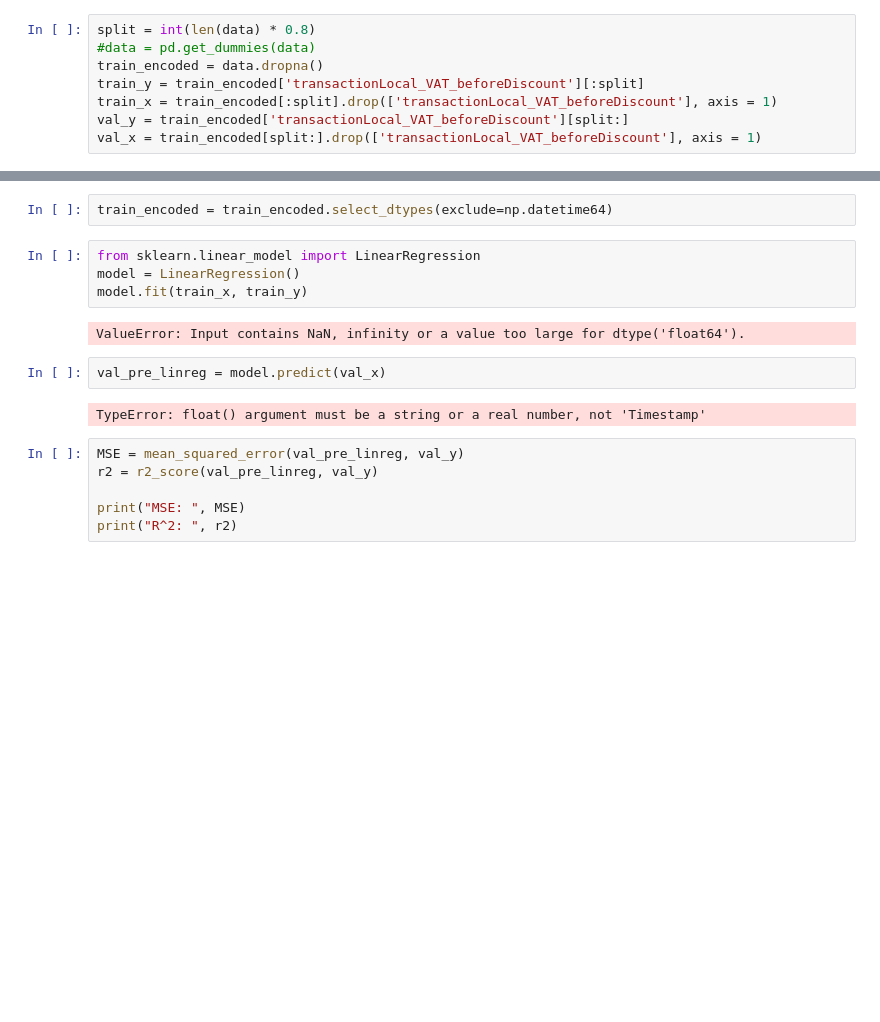
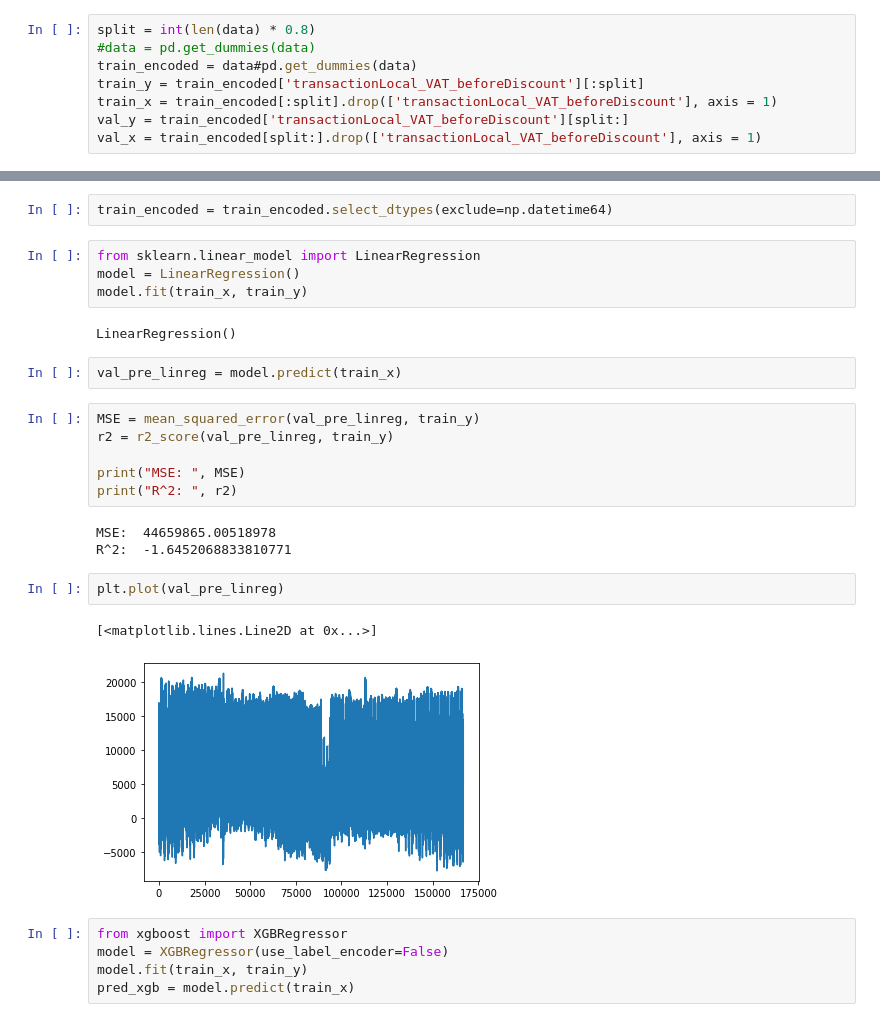
Before and after one commit to Maplewarrior/IntellishoreRekom, a Jupyter notebook: Untitled.ipynb, the cells around one changed output, grey strips where cells are left out. Cells and saved outputs as stored; diff of their text form; blank space fills up the shorter version.

Commit message:
preprocess dummies
dummies

```diff
--- a/Untitled.ipynb
+++ b/Untitled.ipynb
@@ -184,7 +188,7 @@ dtype: int64
 # %%
 split = int(len(data) * 0.8)
 #data = pd.get_dummies(data)
-train_encoded = data.dropna()
+train_encoded = data#pd.get_dummies(data)
 train_y = train_encoded['transactionLocal_VAT_beforeDiscount'][:split]
 train_x = train_encoded[:split].drop(['transactionLocal_VAT_beforeDiscount'], axis = 1)
 val_y = train_encoded['transactionLocal_VAT_beforeDiscount'][split:]
@@ -204,14 +224,25 @@ from sklearn.linear_model import LinearRegression
 model = LinearRegression()
 model.fit(train_x, train_y)
 # %% [output]
-ValueError: Input contains NaN, infinity or a value too large for dtype('float64').
+LinearRegression()
 # %%
-val_pre_linreg = model.predict(val_x)
+val_pre_linreg = model.predict(train_x)
-# %% [output]
-TypeError: float() argument must be a string or a real number, not 'Timestamp'
 # %%
-MSE = mean_squared_error(val_pre_linreg, val_y)
-r2 = r2_score(val_pre_linreg, val_y)
+MSE = mean_squared_error(val_pre_linreg, train_y)
+r2 = r2_score(val_pre_linreg, train_y)
 
 print("MSE: ", MSE)
 print("R^2: ", r2)
+# %% [output]
+MSE:  44659865.00518978
+R^2:  -1.6452068833810771
+# %%
+plt.plot(val_pre_linreg)
+# %% [output]
+[<matplotlib.lines.Line2D at 0x...>]
+[figure, added]
+# %%
+from xgboost import XGBRegressor
+model = XGBRegressor(use_label_encoder=False)
+model.fit(train_x, train_y)
+pred_xgb = model.predict(train_x)
```
Also changed, not shown: parts of 5 cells of this notebook, 1 other file.
